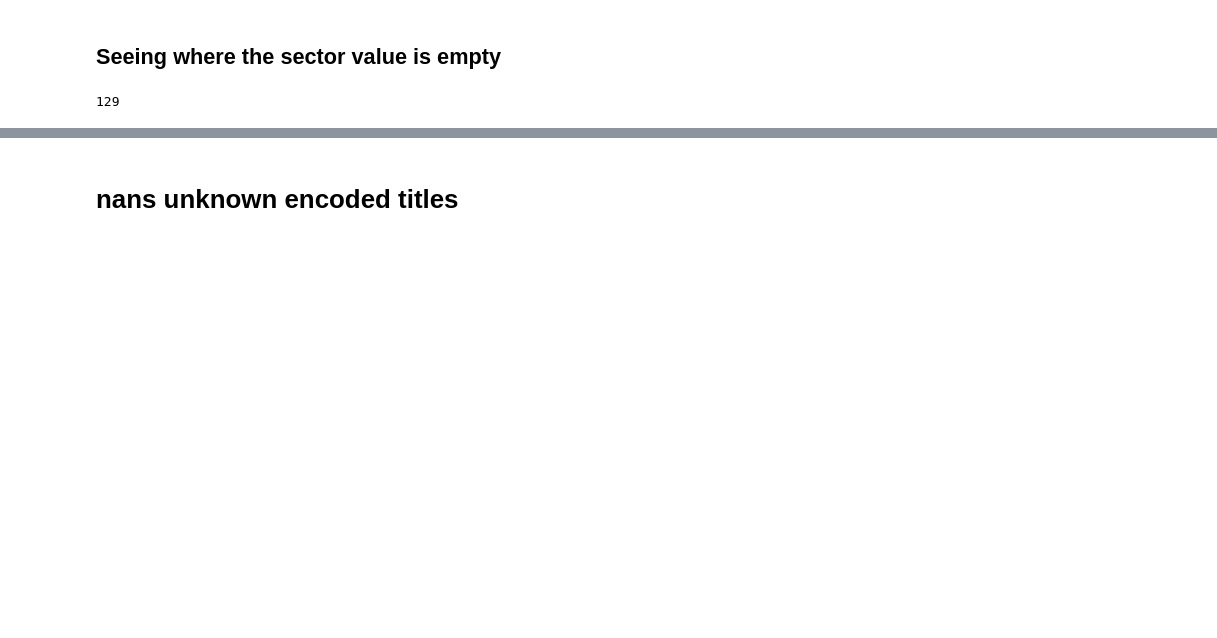
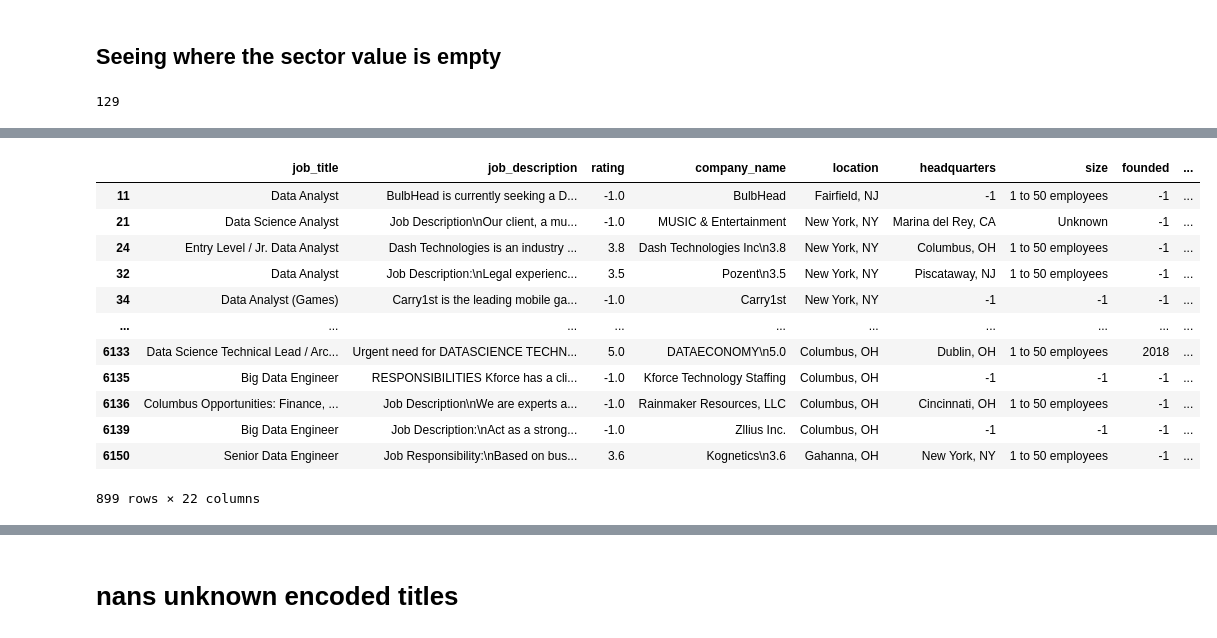
Before and after one commit to honnsey/data_scientist_skills, a Jupyter notebook: notebooks/joe_scratch.ipynb, the cells around one changed output, grey strips where cells are left out. Saved outputs shown, nothing was run; the diff lists cells and outputs as text; code cells hidden in the pictures; blank space fills up the shorter version.

```diff
--- a/notebooks/joe_scratch.ipynb
+++ b/notebooks/joe_scratch.ipynb
@@ -783,0 +967,4 @@ df.iloc[empty_indices]
+# %%
+pd.options.display.max_rows = 30
+print(df.sector.value_counts())
+pd.options.display.max_rows = 10
@@ -783,0 +1028,8 @@ df.iloc[empty_indices]
+# %%
+#Head count
+count = 0
+for group in groups:
+    print(group['members_count'])
+    count += group['members_count']
+
+count
@@ -783,0 +1118,4 @@ df.iloc[empty_indices]
+# %%
+checking_df = make_sector_group_column(df)
+# checking_df[checking_df['sector_group'] == -1]
+checking_df
@@ -783,0 +1181,17 @@ df.iloc[empty_indices]
+# %%
+def encode_sector_groups(df_with_sector_group, drop = 'first'):
+    #Can benefit from OOP, inverse transform
+    temp_df = df_with_sector_group.copy()
+    ohe = OneHotEncoder(sparse=False, drop = drop)
+    ohe.fit(temp_df[['sector_group']])
+#     print(ohe.drop_idx_)  #checking ohe behavior as we go. uneeded for actual implementation
+#     columns = list(ohe.categories_[0][:])
+#     if drop:
+#         columns = list(ohe.categories_[0][1:])
+    columns = list(ohe.categories_[0][1:]) if drop else list(ohe.categories_[0][:])
+    columns = [f'sector_group_{column}' for column in columns]
+#     print(columns)
+    out_df = pd.DataFrame(ohe.transform(temp_df[['sector_group']]), columns = columns)
+#     print(out_df.columns)
+#     print(ohe.categories_)
+    return temp_df.join(out_df)
@@ -783,0 +1222,18 @@ df.iloc[empty_indices]
+# %%
+check_empty_2 = encode_sector_groups(checking_df, drop = None)
+# print(check_empty_2.value_counts())
+check_empty_2[check_empty_2.sector_group == -1]
+# %% [output]
+|  | job_title | job_description | rating | company_name | location | headquarters | size | founded | ... |
+| 11 | Data Analyst | BulbHead is currently seeking a D... | -1.0 | BulbHead | Fairfield, NJ | -1 | 1 to 50 employees | -1 | ... |
+| 21 | Data Science Analyst | Job Description\nOur client, a mu... | -1.0 | MUSIC & Entertainment | New York, NY | Marina del Rey, CA | Unknown | -1 | ... |
+| 24 | Entry Level / Jr. Data Analyst | Dash Technologies is an industry ... | 3.8 | Dash Technologies Inc\n3.8 | New York, NY | Columbus, OH | 1 to 50 employees | -1 | ... |
+| 32 | Data Analyst | Job Description:\nLegal experienc... | 3.5 | Pozent\n3.5 | New York, NY | Piscataway, NJ | 1 to 50 employees | -1 | ... |
+| 34 | Data Analyst (Games) | Carry1st is the leading mobile ga... | -1.0 | Carry1st | New York, NY | -1 | -1 | -1 | ... |
+| ... | ... | ... | ... | ... | ... | ... | ... | ... | ... |
+| 6133 | Data Science Technical Lead / Arc... | Urgent need for DATASCIENCE TECHN... | 5.0 | DATAECONOMY\n5.0 | Columbus, OH | Dublin, OH | 1 to 50 employees | 2018 | ... |
+| 6135 | Big Data Engineer | RESPONSIBILITIES Kforce has a cli... | -1.0 | Kforce Technology Staffing | Columbus, OH | -1 | -1 | -1 | ... |
+| 6136 | Columbus Opportunities: Finance, ... | Job Description\nWe are experts a... | -1.0 | Rainmaker Resources, LLC | Columbus, OH | Cincinnati, OH | 1 to 50 employees | -1 | ... |
+| 6139 | Big Data Engineer | Job Description:\nAct as a strong... | -1.0 | Zllius Inc. | Columbus, OH | -1 | -1 | -1 | ... |
+| 6150 | Senior Data Engineer | Job Responsibility:\nBased on bus... | 3.6 | Kognetics\n3.6 | Gahanna, OH | New York, NY | 1 to 50 employees | -1 | ... |
+899 rows × 22 columns
```
Also changed, not shown: parts of 48 cells of this notebook.
